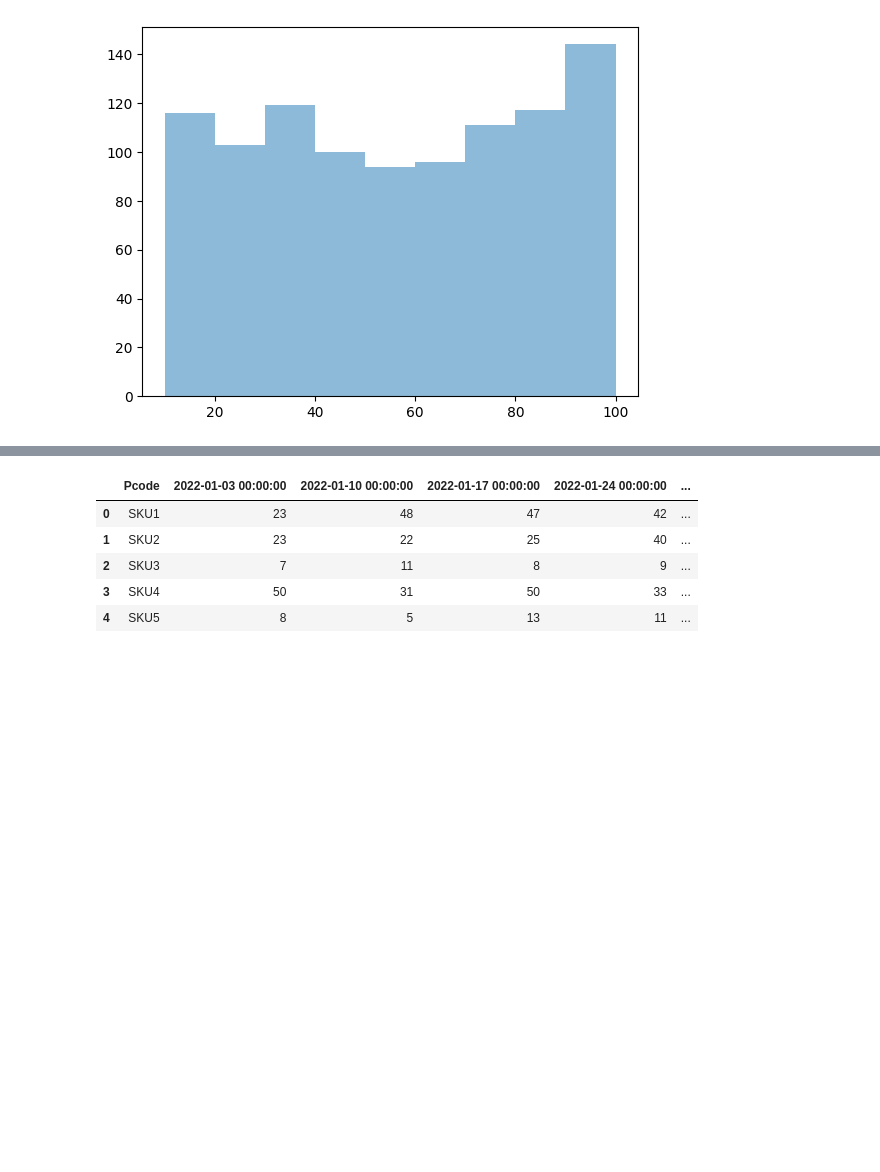
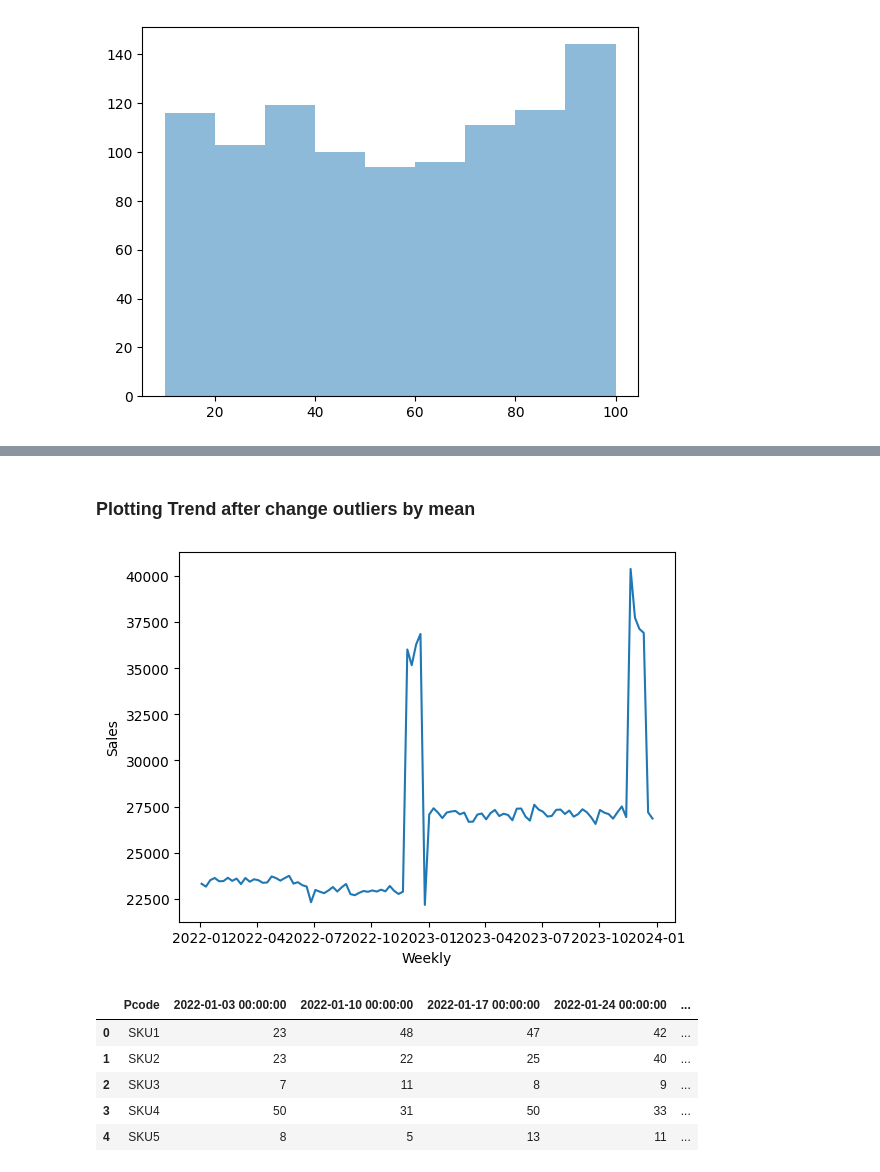
Before and after one commit to superpanditas/Quinio, a Jupyter notebook: Copia_de_Weekly_SKU_level_Product_Sales_Transactions.ipynb, the cells around one changed output, grey strips where cells are left out. Drawn from its saved outputs; the diff is of its cells as text; code cells hidden in the pictures; blank space fills up the shorter version.

```diff
--- a/Copia_de_Weekly_SKU_level_Product_Sales_Transactions.ipynb
+++ b/Copia_de_Weekly_SKU_level_Product_Sales_Transactions.ipynb
@@ -219,0 +294,28 @@ plt.show()
+# %%
+data_skus1_sum = data_skus1_sum.set_index(['Scode', 'Pcode'])
+columns_skus1 = data_skus1_sum.columns
+
+data_skus1_adj = data_skus1_sum.apply(lambda row: replace_outliers(row, columns_skus1), axis=1)
+
+a_stats_skus1 = data_skus1_adj.apply(calculate_stats, axis=1).round(1)
+
+# Print stats
+print('-----------------------------------------------------------------------------------------')
+print('The top 3 SKUs with highest week sales:')
+print(a_stats_skus1.sort_values('max', ascending=False).head(3))
+print('-----------------------------------------------------------------------------------------')
+print('The top 3 SKUs with lowest week sales:')
+print(a_stats_skus1.sort_values('min', ascending=True).head(3))
+print('-----------------------------------------------------------------------------------------')
+print('The top 3 SKUs with highest std:')
+print(a_stats_skus1.sort_values('std', ascending=False).head(3))
+print('-----------------------------------------------------------------------------------------')
+print('The top 3 SKUs with lowest std:')
+print(a_stats_skus1.sort_values('std', ascending=True).head(3))
+print('-----------------------------------------------------------------------------------------')
+print('The top 3 SKUs with highest mean:')
+print(a_stats_skus1.sort_values('mean', ascending=False).head(3))
+print('-----------------------------------------------------------------------------------------')
+print('The top 3 SKUs with lowest mean:')
+print(a_stats_skus1.sort_values('mean', ascending=True).head(3))
+print('-----------------------------------------------------------------------------------------')
@@ -220,3 +340,21 @@ plt.show()
+# %% [markdown]
+### Plotting Trend after change outliers by mean
+# %%
+data_skus1_adj = data_skus1_adj.reset_index()
+data_skus1_adj_temp = data_skus1_adj.drop('Pcode', axis=1)
+
+data_skus1_melted_adj = pd.melt(data_skus1_adj_temp, id_vars='Scode', var_name='Weekly', value_name='Sales')
+
+#data_1_skus = data_skus1_melted.drop('Pcode', axis=1)
+data_1_skus_agg = data_skus1_melted_adj.groupby('Weekly').agg('sum')
+data_1_skus_agg = data_1_skus_agg.reset_index()
+#print(data_1_skus_agg)
+
+# Visualize data
+sns.lineplot(data_1_skus_agg, x='Weekly', y='Sales')
+plt.show()
+# %% [output]
+[figure, added]
 # %%
 store1_flt = store1.loc[:, ~data.columns.isin(['Scode', 'Price'])]
 store1_flt.head()
```
Also changed, not shown: parts of 11 cells of this notebook.
